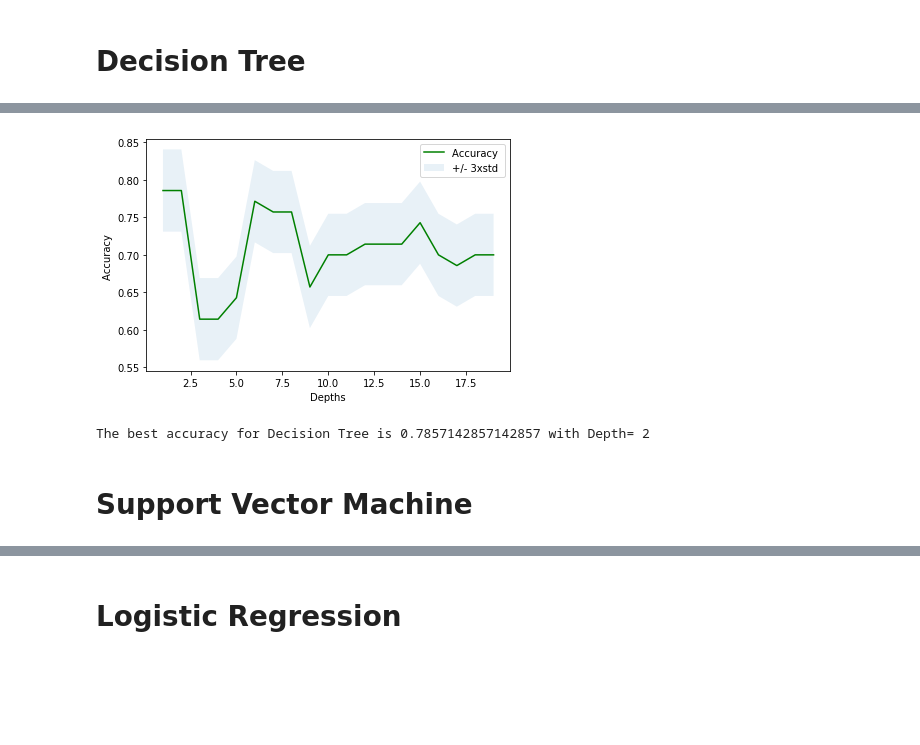
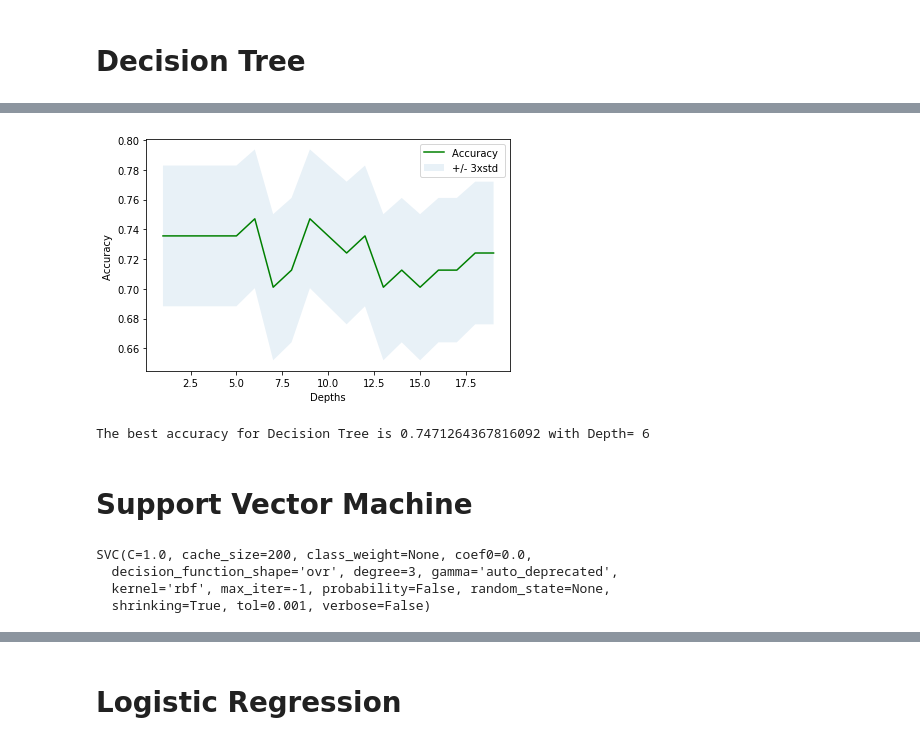
Before and after one commit to TarmiziIzzuddin/Capstone_Loan_Predictor_Classifier, a Jupyter notebook: Loan_Predictor_Classifier.ipynb, the cells around one changed output, grey strips where cells are left out. Saved outputs shown, nothing was run; the diff lists cells and outputs as text; code cells hidden in the pictures; blank space fills up the shorter version.

```diff
--- a/Loan_Predictor_Classifier.ipynb
+++ b/Loan_Predictor_Classifier.ipynb
@@ -292,7 +292,7 @@ We split data into train and test sets first
 # %%
 from sklearn.model_selection import train_test_split
 
-X_train, X_test, y_train, y_test = train_test_split( X, y, test_size=0.2, random_state=4)
+X_train, X_test, y_train, y_test = train_test_split( X, y, test_size=0.25, random_state=4)
 print ('Train set:', X_train.shape,  y_train.shape)
 print ('Test set:', X_test.shape,  y_test.shape)
 # %% [output]
@@ -350,8 +382,8 @@ The best accuracy for K-NN is 0.7857142857142857 with k= 7
 from sklearn.tree import DecisionTreeClassifier
 # %%
 Depths = 20
-mean_acc = np.zeros((Depths-1))
-std_acc = np.zeros((Depths-1))
+mean_acc_DecTree = np.zeros((Depths-1))
+std_acc_DecTree = np.zeros((Depths-1))
 
 for n in range(1,Depths):
 
@@ -359,7 +391,7 @@ for n in range(1,Depths):
     Tree_classifier = DecisionTreeClassifier(criterion="entropy", max_depth = n)
     Tree_classifier.fit(X_train,y_train)
     predTree =Tree_classifier.predict(X_test)
-    mean_acc[n-1] = metrics.accuracy_score(y_test, predTree)
+    mean_acc_DecTree[n-1] = metrics.accuracy_score(y_test, predTree)
 
 
-    std_acc[n-1]=np.std(yhat==y_test)/np.sqrt(yhat.shape[0])
+    std_acc_DecTree[n-1]=np.std(predTree == y_test)/np.sqrt(yhat.shape[0])
@@ -366,16 +419,25 @@ for n in range(1,Depths):
 # %%
-plt.plot(range(1,Depths),mean_acc,'g')
-plt.fill_between(range(1,Depths),mean_acc - 1 * std_acc,mean_acc + 1 * std_acc, alpha=0.10)
+plt.plot(range(1,Depths),mean_acc_DecTree,'g')
+plt.fill_between(range(1,Depths),mean_acc_DecTree - 1 * std_acc_DecTree,mean_acc_DecTree + 1 * std_acc_DecTree, alpha=0.10)
 plt.legend(('Accuracy ', '+/- 3xstd'))
 plt.ylabel('Accuracy ')
 plt.xlabel('Depths')
 plt.tight_layout()
 plt.show()
 # %% [output]
-[figure, old version]
+[figure, new version]
 # %%
-print( "The best accuracy for Decision Tree is", mean_acc.max(), "with Depth=", mean_acc[1:].argmax()+2)
+print( "The best accuracy for Decision Tree is", mean_acc_DecTree.max(), "with Depth=", mean_acc_DecTree[1:].argmax()+2)
 # %% [output]
-The best accuracy for Decision Tree is 0.7857142857142857 with Depth= 2
+The best accuracy for Decision Tree is 0.7471264367816092 with Depth= 6
 # %% [markdown]
 # Support Vector Machine
+# %%
+from sklearn import svm
+SVM_Classifier = svm.SVC(kernel='rbf')
+SVM_Classifier.fit(X_train, y_train)
+# %% [output]
+SVC(C=1.0, cache_size=200, class_weight=None, coef0=0.0,
+  decision_function_shape='ovr', degree=3, gamma='auto_deprecated',
+  kernel='rbf', max_iter=-1, probability=False, random_state=None,
+  shrinking=True, tol=0.001, verbose=False)
```
Also changed, not shown: parts of 19 cells of this notebook.
